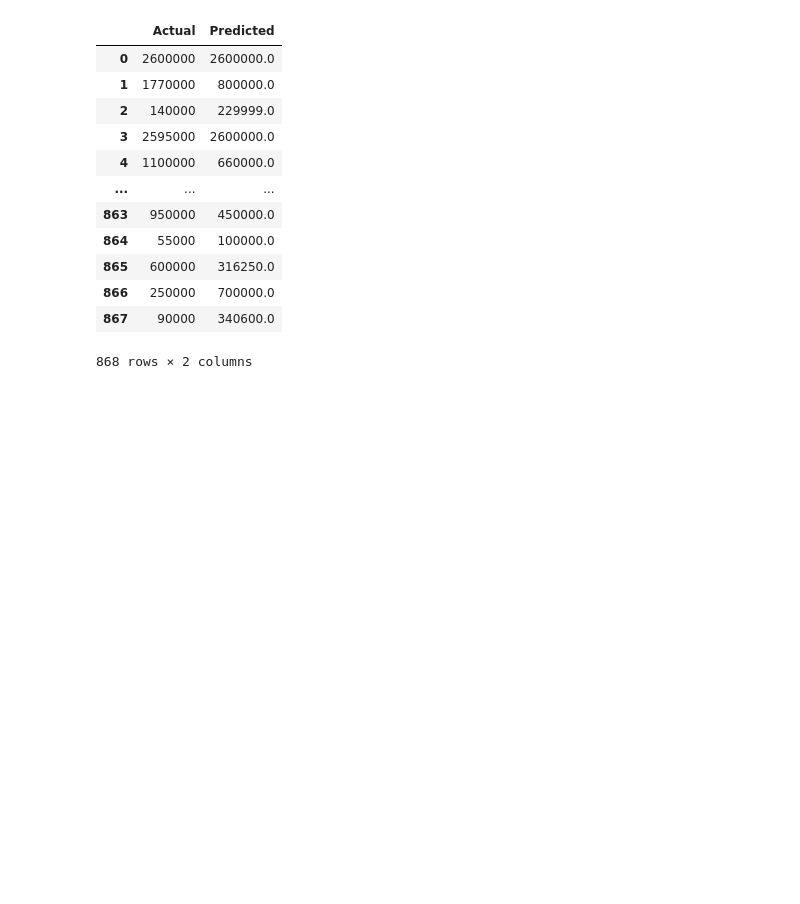
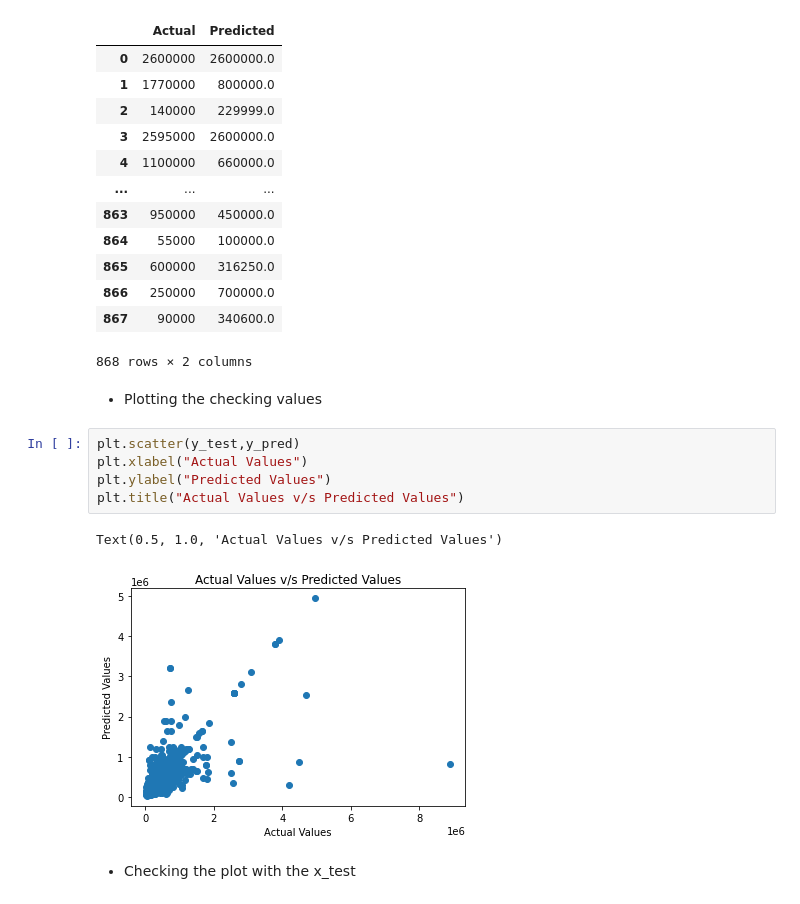
Before and after one commit to Naveen-Karanamu/Used-Cars-Price-Prediction, a Jupyter notebook: main.ipynb, the cells around one changed output. Drawn from its saved outputs; the diff is of its cells as text; blank space fills up the shorter version.

Commit message:
Studied: Combine result plot

```diff
--- a/main.ipynb
+++ b/main.ipynb
@@ -363,3 +363,15 @@ look
 | 866 | 250000 | 700000.0 |
 | 867 | 90000 | 340600.0 |
 868 rows × 2 columns
+# %% [markdown]
+* Plotting the checking values
+# %%
+plt.scatter(y_test,y_pred)
+plt.xlabel("Actual Values")
+plt.ylabel("Predicted Values")
+plt.title("Actual Values v/s Predicted Values")
+# %% [output]
+Text(0.5, 1.0, 'Actual Values v/s Predicted Values')
+[figure, added]
+# %% [markdown]
+* Checking the plot with the x_test
```
Also changed, not shown: parts of 5 cells of this notebook.
